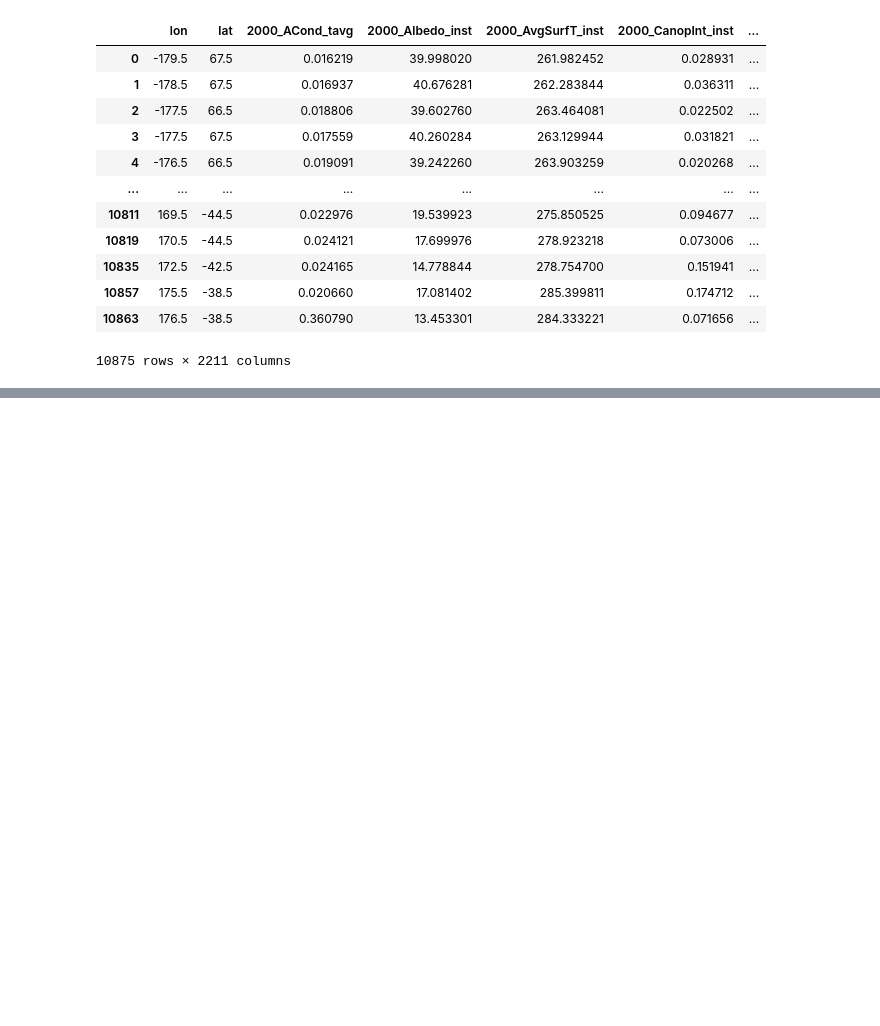
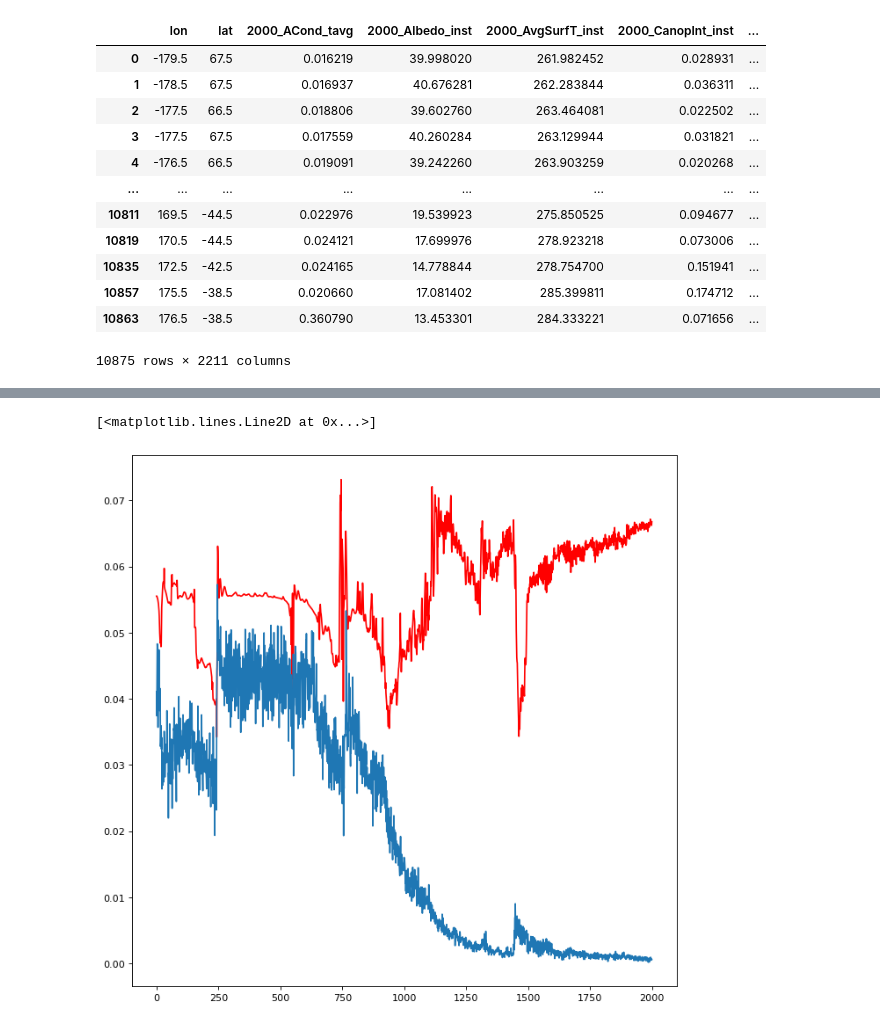
Before and after one commit to liliskov/Modern-Data-Analytics, a Jupyter notebook: Water Security.ipynb, the cells around one changed output, grey strips where cells are left out. Drawn from its saved outputs; the diff is of its cells as text; code cells hidden in the pictures; blank space fills up the shorter version.

```diff
--- a/Water Security.ipynb
+++ b/Water Security.ipynb
@@ -576,0 +662,41 @@ Name: WPI, Length: 3655, dtype: float64
+# %%
+countries = list(set(gdf_intersect['ISO']))
+rnn_train_countries, rnn_test_countries = train_test_split(countries, test_size=0.2, random_state=42)
+rnn_train_seqs, rnn_train_targets = sequify_countries(rnn_train_countries)
+rnn_test_seqs, rnn_test_targets = sequify_countries(rnn_test_countries)
+# %%
+device = touch.device("GPU") if torch.cuda.is_available() else torch.device("cpu")
+model = LSTMModel(input_size=rnn_input_size,
+                 output_size=rnn_output_size,
+                 hidden_dim=rnn_hidden_dim,
+                 n_layers=rnn_n_layers)
+model.to(device)
+
+n_epochs = 2000
+lr = 0.01
+mse_loss = torch.nn.MSELoss()
+optimizer = torch.optim.Adam(model.parameters(), lr=lr)
+losses = []
+vlosses = []
+lowest_vloss = 1
+for epoch in range(1, n_epochs + 1):
+    optimizer.zero_grad()
+    input_seq, target_seq = rnn_get_batch(rnn_train_seqs, rnn_train_targets, rnn_batch_size)
+    input_seq.to(device)
+    output, hidden = model(input_seq)
+    loss = mse_loss(output, target_seq)
+    loss.backward()
+    optimizer.step()
+    losses.append(loss.item())
+    vloss = rnn_validation_loss()
+    vlosses.append(vloss)
+    if vloss < lowest_vloss:
+        # Save model with the lowest validation loss
+        torch.save(model, "data/lstm.nn")
+        lowest_vloss = vloss
+    if epoch%100 == 0:
+        print('Epoch: {}/{}...'.format(epoch, n_epochs), end=' ')
+        print('Loss: {:.4f}...'.format(loss.item()), end=' ')
+        print('Validation loss: {:.4f}'.format(vloss))
+
+print("Saved model with lowest validation loss (%s) to data/lstm.nn" % lowest_vloss)
@@ -576,0 +721,7 @@ Name: WPI, Length: 3655, dtype: float64
+# %%
+plt.figure(figsize=(10, 10), dpi=80)
+plt.plot(vlosses, 'r')
+plt.plot(losses)
+# %% [output]
+[<matplotlib.lines.Line2D at 0x...>]
+[figure, added]
```
Also changed, not shown: parts of 26 cells of this notebook.
